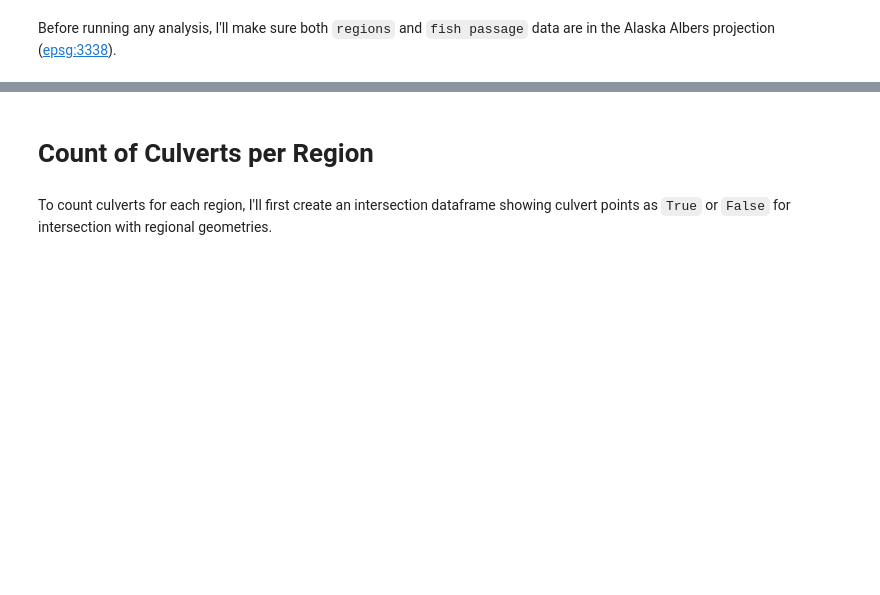
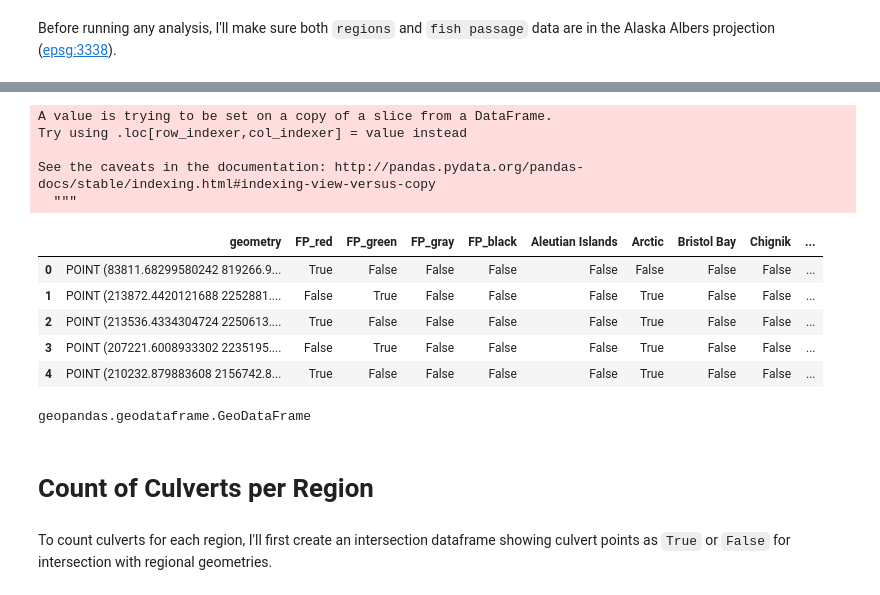
Before and after one commit to mariejohnson/spatial_analysis, a Jupyter notebook: culverts_notebook.ipynb, the cells around one changed output, grey strips where cells are left out. Cells and saved outputs as stored; diff of their text form; code cells hidden in the pictures; blank space fills up the shorter version.

```diff
--- a/culverts_notebook.ipynb
+++ b/culverts_notebook.ipynb
@@ -108,3 +93,28 @@ regions = regions.to_crs(epsg=3338)
+# %%
+for reg in regions.region: # the purpose of this is to count
+    sub_gdf = regions.query("region==@reg") # finds the region geodataframe (or sub of the original gdf)
+    geom_ser = sub_gdf.geometry # here we are getting a series of geometries (geometry already part of gdf)
+    geom = geom_ser.iloc[0] # here is our geometry object, iloc based on interger location based on indexing for selection by position
+    RGG[reg] = RGG.within(geom) # this is matching fp geometry and matching with region geometry?
+# %% [output]
+A value is trying to be set on a copy of a slice from a DataFrame.
+Try using .loc[row_indexer,col_indexer] = value instead
+
+See the caveats in the documentation: http://pandas.pydata.org/pandas-docs/stable/indexing.html#indexing-view-versus-copy
+  """
+# %%
+RGG.head()
+# %% [output]
+|  | geometry | FP_red | FP_green | FP_gray | FP_black | Aleutian Islands | Arctic | Bristol Bay | Chignik | ... |
+| 0 | POINT (83811.68299580242 819266.9... | True | False | False | False | False | False | False | False | ... |
+| 1 | POINT (213872.4420121688 2252881.... | False | True | False | False | False | True | False | False | ... |
+| 2 | POINT (213536.4334304724 2250613.... | True | False | False | False | False | True | False | False | ... |
+| 3 | POINT (207221.6008933302 2235195.... | False | True | False | False | False | True | False | False | ... |
+| 4 | POINT (210232.879883608 2156742.8... | True | False | False | False | False | True | False | False | ... |
+# %%
+type(RGG)
+# %% [output]
+geopandas.geodataframe.GeoDataFrame
 # %% [markdown]
 # Count of Culverts per Region
 # %% [markdown]
```
Also changed, not shown: parts of 11 cells of this notebook.
